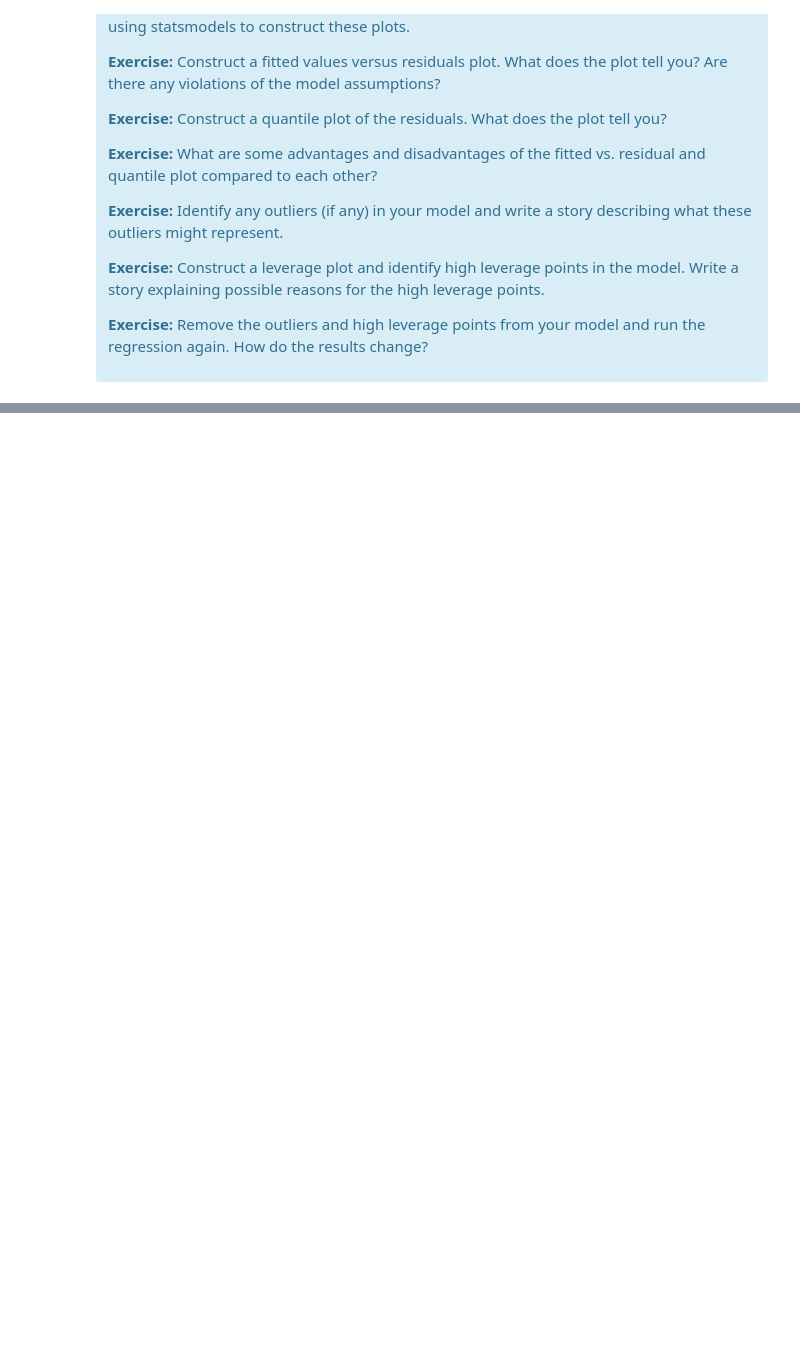
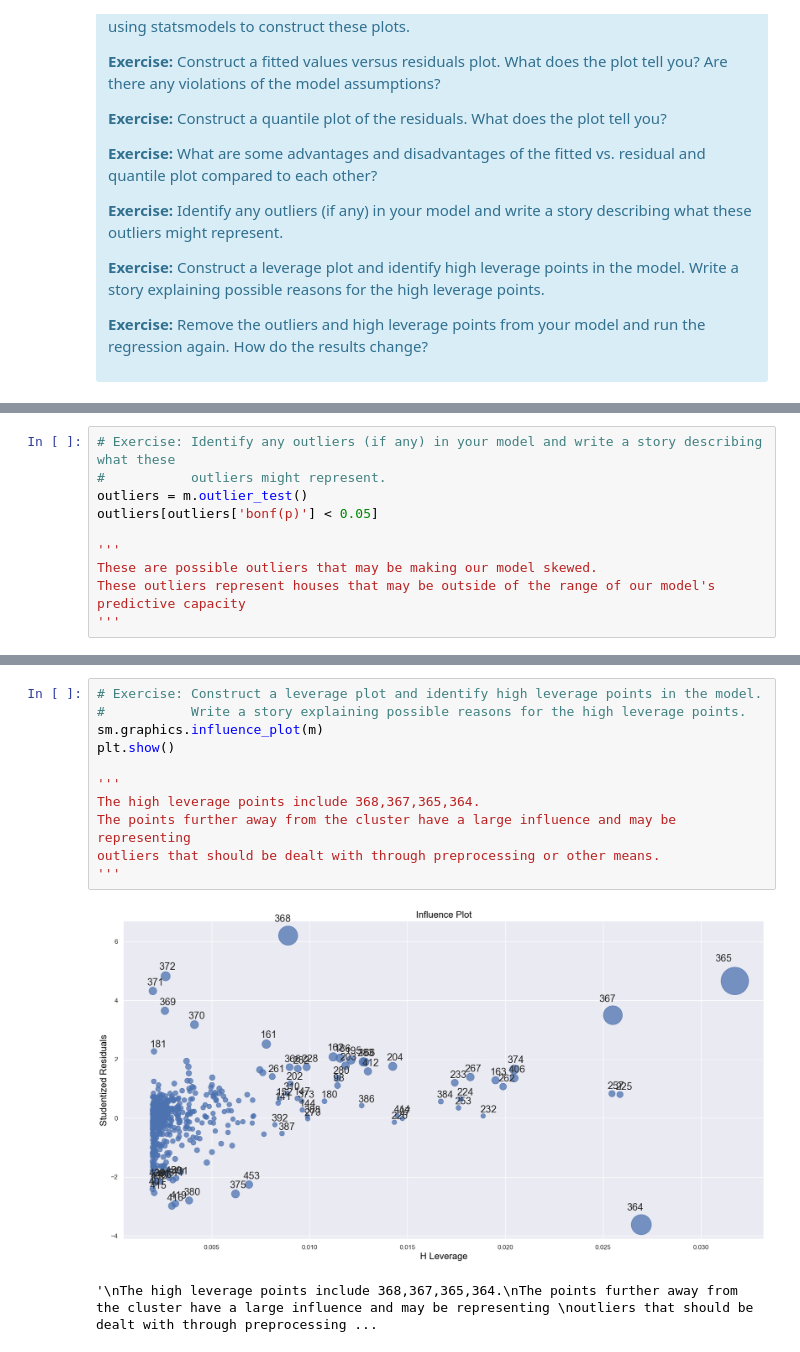
Before and after one commit to sardarchitect/ucsd-mini-projects, a Jupyter notebook: mec-11.4.1-linear-regression-mini-project/Mini_Project_Linear_Regression.ipynb, the cells around one changed output, grey strips where cells are left out. Cells and saved outputs as stored; diff of their text form; blank space fills up the shorter version.

```diff
--- a/mec-11.4.1-linear-regression-mini-project/Mini_Project_Linear_Regression.ipynb
+++ b/mec-11.4.1-linear-regression-mini-project/Mini_Project_Linear_Regression.ipynb
@@ -1152,0 +1147,10 @@ fig = sm.graphics.plot_leverage_resid2(lm_reduced)
+# %%
+# Exercise: Identify any outliers (if any) in your model and write a story describing what these
+#           outliers might represent.
+outliers = m.outlier_test()
+outliers[outliers['bonf(p)'] < 0.05]
+
+'''
+These are possible outliers that may be making our model skewed.
+These outliers represent houses that may be outside of the range of our model's predictive capacity
+'''
@@ -1152,0 +1163,14 @@ fig = sm.graphics.plot_leverage_resid2(lm_reduced)
+# %%
+# Exercise: Construct a leverage plot and identify high leverage points in the model.
+#           Write a story explaining possible reasons for the high leverage points.
+sm.graphics.influence_plot(m)
+plt.show()
+
+'''
+The high leverage points include 368,367,365,364.
+The points further away from the cluster have a large influence and may be representing
+outliers that should be dealt with through preprocessing or other means.
+'''
+# %% [output]
+[figure, added]
+'\nThe high leverage points include 368,367,365,364.\nThe points further away from the cluster have a large influence and may be representing \noutliers that should be dealt with through preprocessing ...
```
Also changed, not shown: parts of 34 cells of this notebook.
